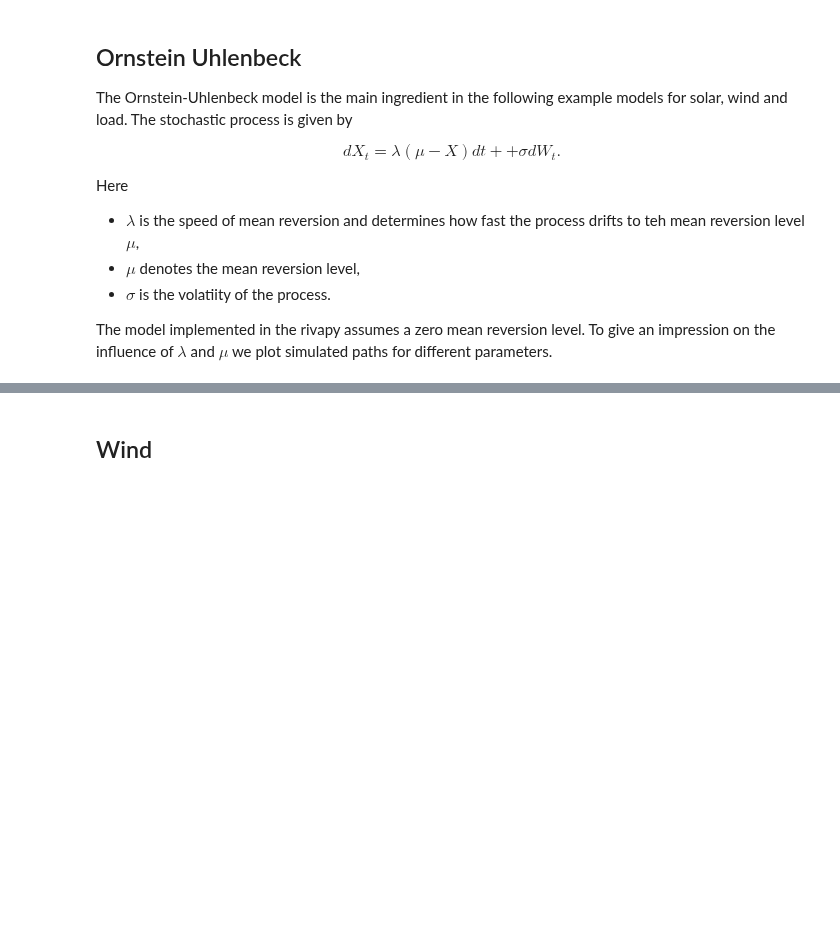
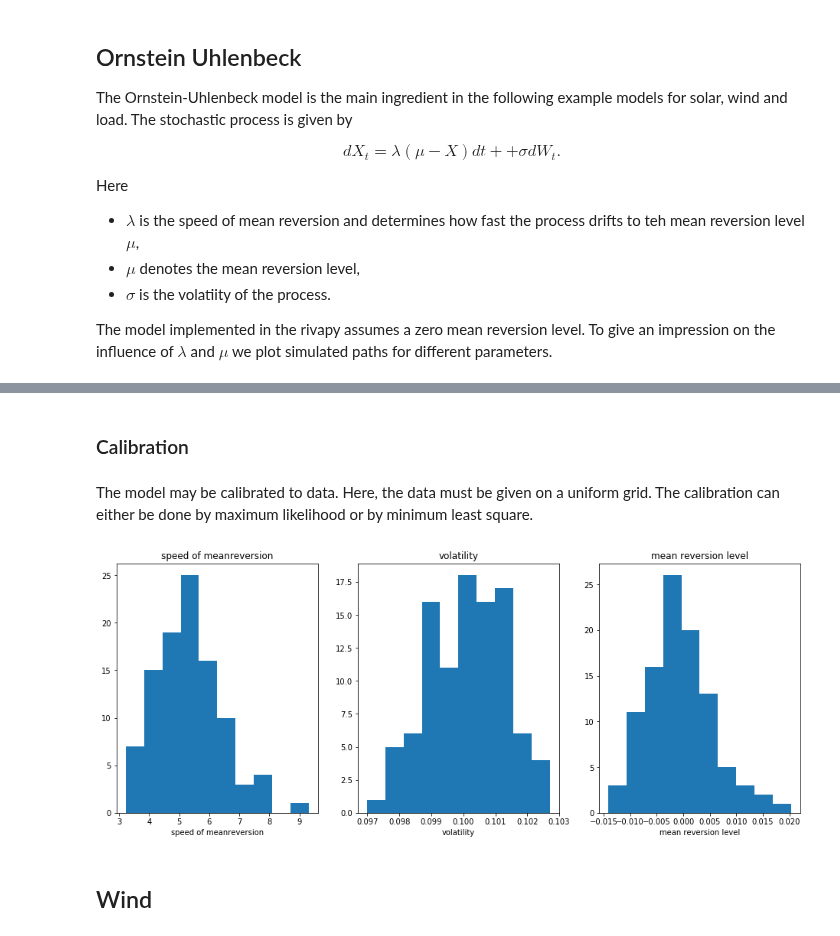
Before and after one commit to pikki622/RiVaPy, a Jupyter notebook: notebooks/models/residual_demand_model.ipynb, the cells around one changed output, grey strips where cells are left out. Saved outputs shown, nothing was run; the diff lists cells and outputs as text; code cells hidden in the pictures; blank space fills up the shorter version.

```diff
--- a/notebooks/models/residual_demand_model.ipynb
+++ b/notebooks/models/residual_demand_model.ipynb
@@ -61,3 +58,37 @@ plt.legend();
+# %% [markdown]
+### Calibration
+# %% [markdown]
+The model may be calibrated to data. Here, the data must be given on a uniform grid. The calibration can either be done by maximum likelihood or by minimum least square.
+# %%
+sim.shape
+timegrid = np.arange(0.0,10.0,1.0/365.0) # simulate on daily timegrid over 5yrs horizon
+
+iters = 100
+mean_reversion_speed, volatility, mean_level = np.empty((iters,)), np.empty((iters,)), np.empty((iters,))
+
+for i in range (iters):
+    ou_model = OrnsteinUhlenbeck(speed_of_mean_reversion = 5.0, volatility=0.1)
+    sim = ou_model.simulate(timegrid, start_value=0.2,rnd=np.random.normal(size=(1, timegrid.shape[0])))
+    ou_model.calibrate(sim.reshape((-1)),dt=1.0/365.0, method = 'minimum_least_square')
+    mean_reversion_speed[i] = ou_model.speed_of_mean_reversion
+    volatility[i] = ou_model.volatility
+    mean_level[i] = ou_model.mean_reversion_level
+
+plt.figure(figsize=(16,6))
+plt.subplot(1,3,1)
+plt.hist(mean_reversion_speed, bins=10)
+plt.title('speed of meanreversion')
+plt.xlabel('speed of meanreversion')
+plt.subplot(1,3,2)
+plt.hist(volatility, bins=10)
+plt.title('volatility')
+plt.xlabel('volatility')
+plt.subplot(1,3,3)
+plt.hist(mean_level, bins=10)
+plt.title('mean reversion level')
+plt.xlabel('mean reversion level');
+# %% [output]
+[figure, added]
 # %% [markdown]
 ## Wind
 # %% [markdown]
```
Also changed, not shown: parts of 2 cells of this notebook.
